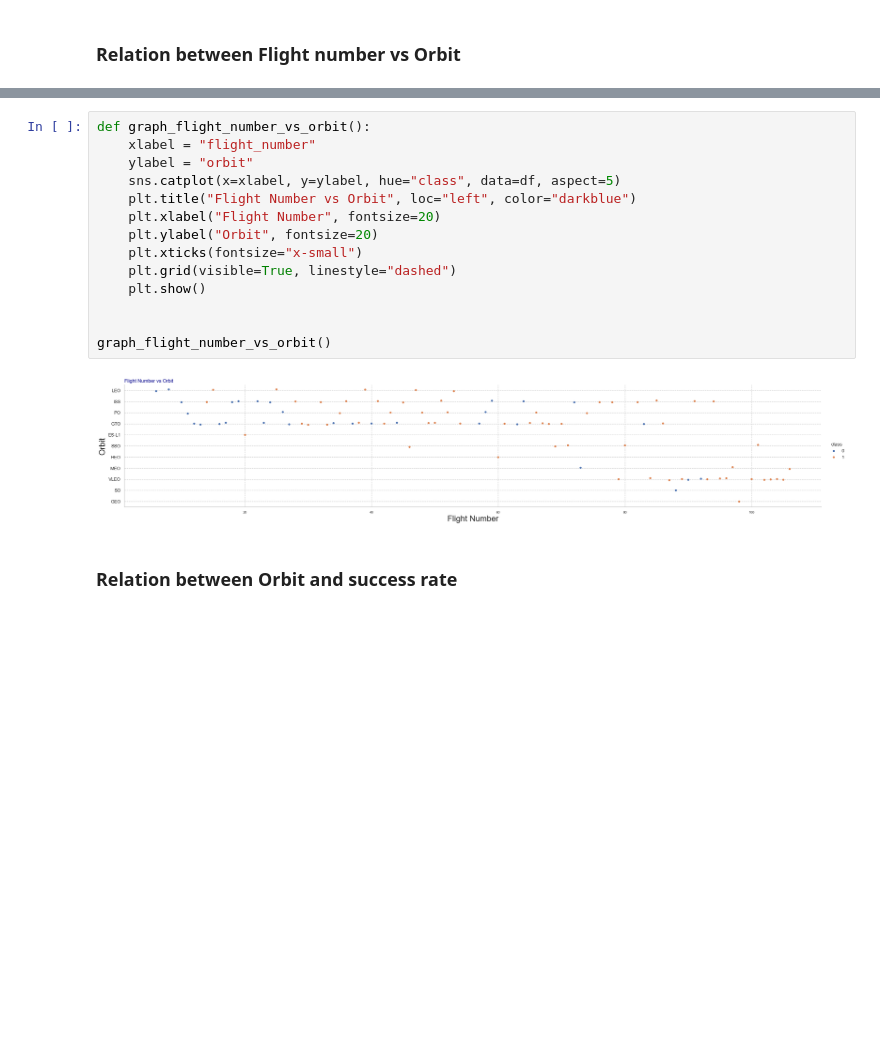
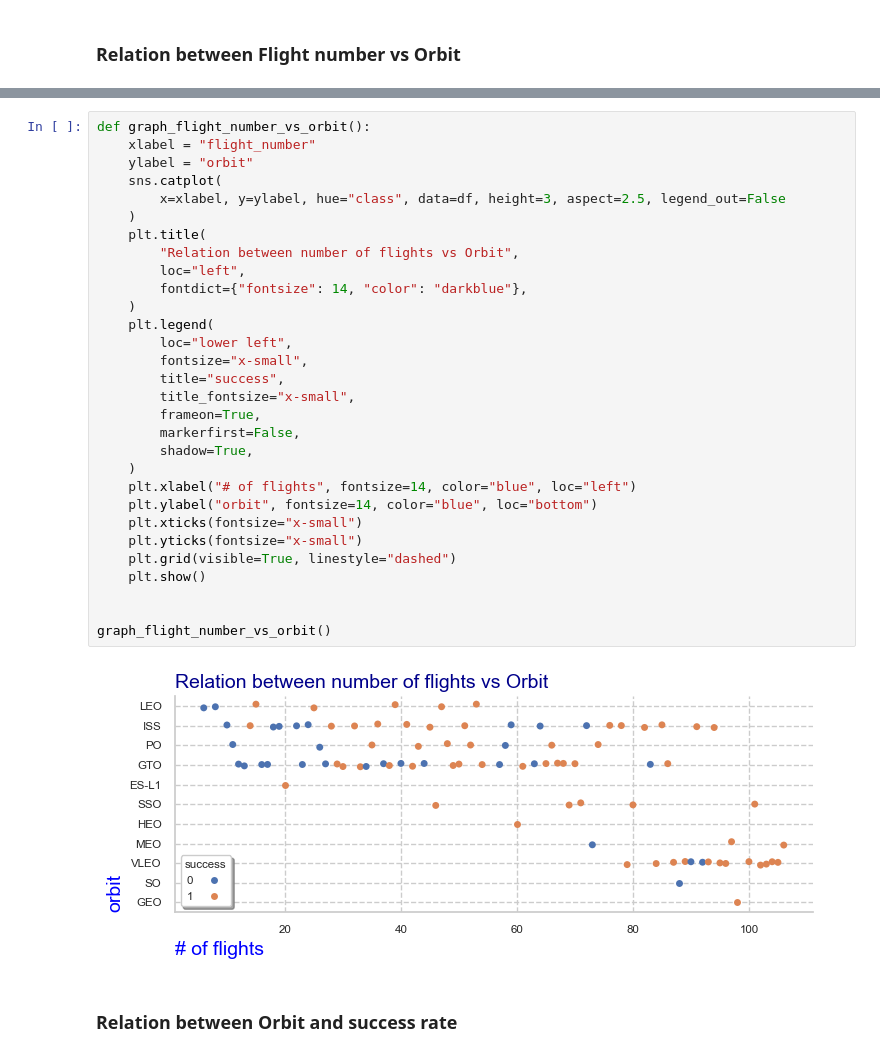
Before and after one commit to jdelarubia/ibm-data-science-cert-capstone, a Jupyter notebook: 06-eda-predictions.ipynb, the cells around one changed output, grey strips where cells are left out. Drawn from its saved outputs; the diff is of its cells as text; blank space fills up the shorter version.

```diff
--- a/06-eda-predictions.ipynb
+++ b/06-eda-predictions.ipynb
@@ -72,18 +134,34 @@ graph_flight_number_vs_launch_site()
 # %%
 def graph_flight_number_vs_orbit():
     xlabel = "flight_number"
     ylabel = "orbit"
-    sns.catplot(x=xlabel, y=ylabel, hue="class", data=df, aspect=5)
-    plt.title("Flight Number vs Orbit", loc="left", color="darkblue")
-    plt.xlabel("Flight Number", fontsize=20)
-    plt.ylabel("Orbit", fontsize=20)
+    sns.catplot(
+        x=xlabel, y=ylabel, hue="class", data=df, height=3, aspect=2.5, legend_out=False
+    )
+    plt.title(
+        "Relation between number of flights vs Orbit",
+        loc="left",
+        fontdict={"fontsize": 14, "color": "darkblue"},
+    )
+    plt.legend(
+        loc="lower left",
+        fontsize="x-small",
+        title="success",
+        title_fontsize="x-small",
+        frameon=True,
+        markerfirst=False,
+        shadow=True,
+    )
+    plt.xlabel("# of flights", fontsize=14, color="blue", loc="left")
+    plt.ylabel("orbit", fontsize=14, color="blue", loc="bottom")
     plt.xticks(fontsize="x-small")
+    plt.yticks(fontsize="x-small")
     plt.grid(visible=True, linestyle="dashed")
     plt.show()
 
 
 graph_flight_number_vs_orbit()
 # %% [output]
-[figure, old version]
+[figure, new version]
 # %% [markdown]
 ### Relation between Orbit and success rate
```
Also changed, not shown: parts of 12 cells of this notebook, 4 other files.
